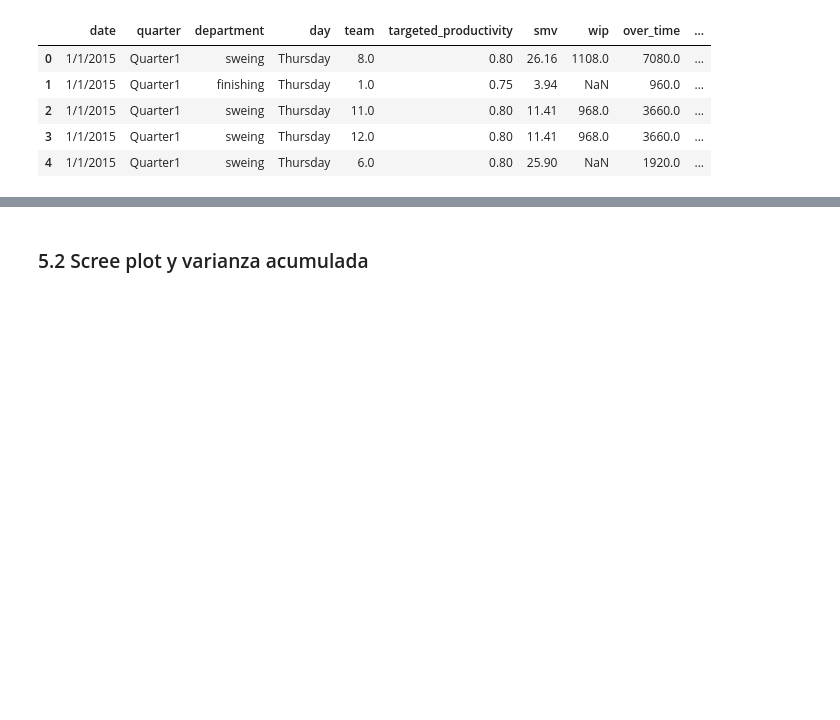
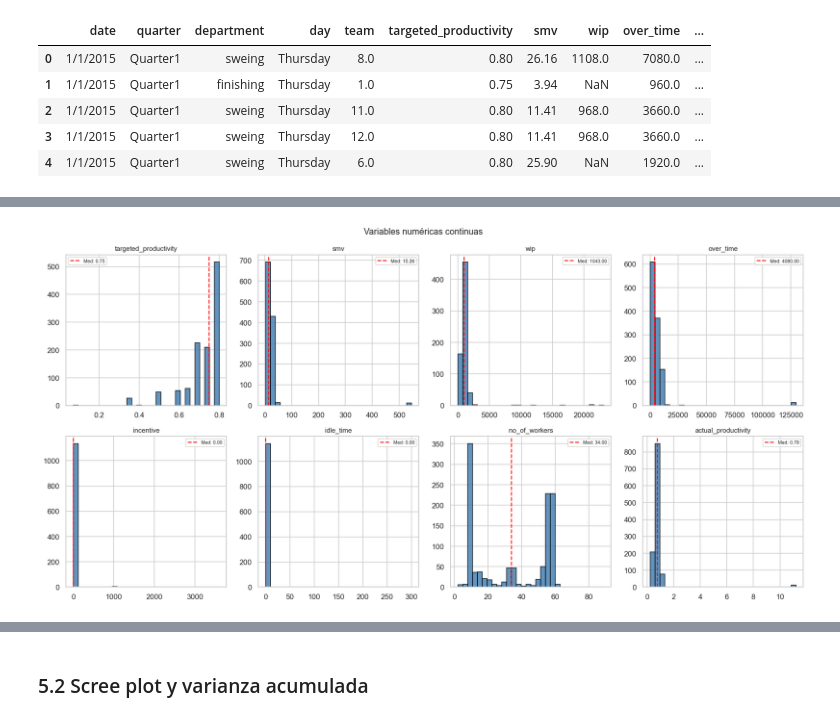
Before and after one commit to FacundoSansalone/Analisis-de-datos, a Jupyter notebook: entrega_final/Proyecto_Final.ipynb, the cells around one changed output, grey strips where cells are left out. Saved outputs shown, nothing was run; the diff lists cells and outputs as text; code cells hidden in the pictures; blank space fills up the shorter version.

```diff
--- a/entrega_final/Proyecto_Final.ipynb
+++ b/entrega_final/Proyecto_Final.ipynb
@@ -351,10 +174,0 @@ plt.show()
-# %%
-fig, axes = plt.subplots(2, 4, figsize=(18, 10))
-axes = axes.flatten()
-for i, col in enumerate(vars_continuas):
-    axes[i].boxplot(df[col].dropna(), vert=True, patch_artist=True,
-                    boxprops=dict(facecolor='steelblue', alpha=0.5))
-    axes[i].set_title(f'Boxplot: {col}', fontsize=11)
-plt.suptitle('Boxplots - deteccion de outliers', fontsize=14)
-plt.tight_layout()
-plt.show()
@@ -684,0 +291,17 @@ Varianza explicada por componente:
+# %%
+vars_cont = ['targeted_productivity','smv','wip','over_time',
+             'incentive','idle_time','no_of_workers','actual_productivity']
+fig, axes = plt.subplots(2, 4, figsize=(16, 8))
+axes = axes.flatten()
+for i, col in enumerate(vars_cont):
+    data = df[col].dropna()
+    axes[i].hist(data, bins=30, color='steelblue', edgecolor='black', alpha=0.85)
+    axes[i].axvline(data.median(), color='red', linestyle='--', lw=1.5,
+                    label=f'Med: {data.median():.2f}')
+    axes[i].set_title(col, fontsize=10)
+    axes[i].legend(fontsize=7)
+plt.suptitle('Variables numéricas continuas', fontsize=13)
+plt.tight_layout()
+plt.show()
+# %% [output]
+[figure, added]
```
Also changed, not shown: parts of 126 cells of this notebook, 3 other files.
